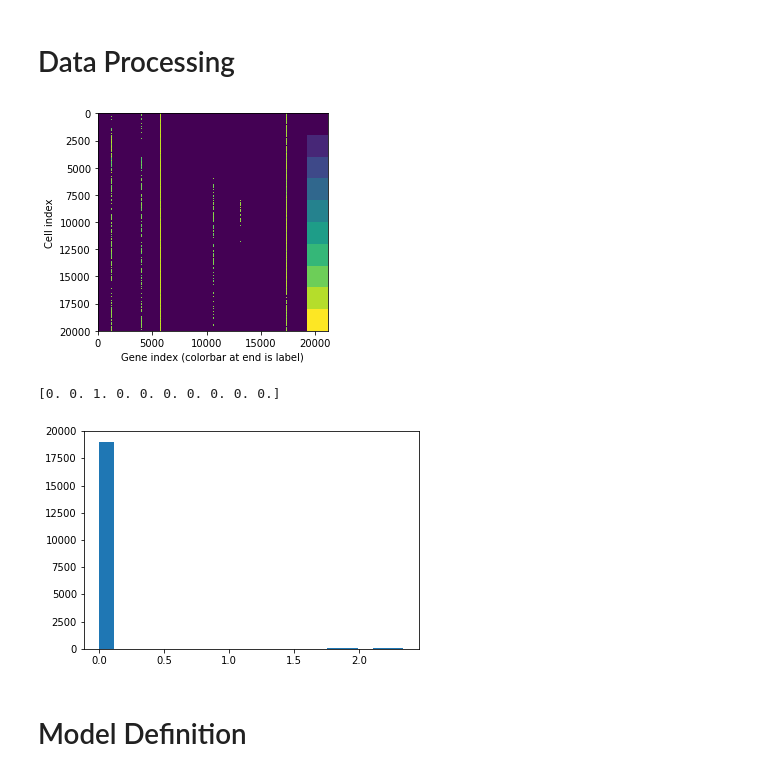
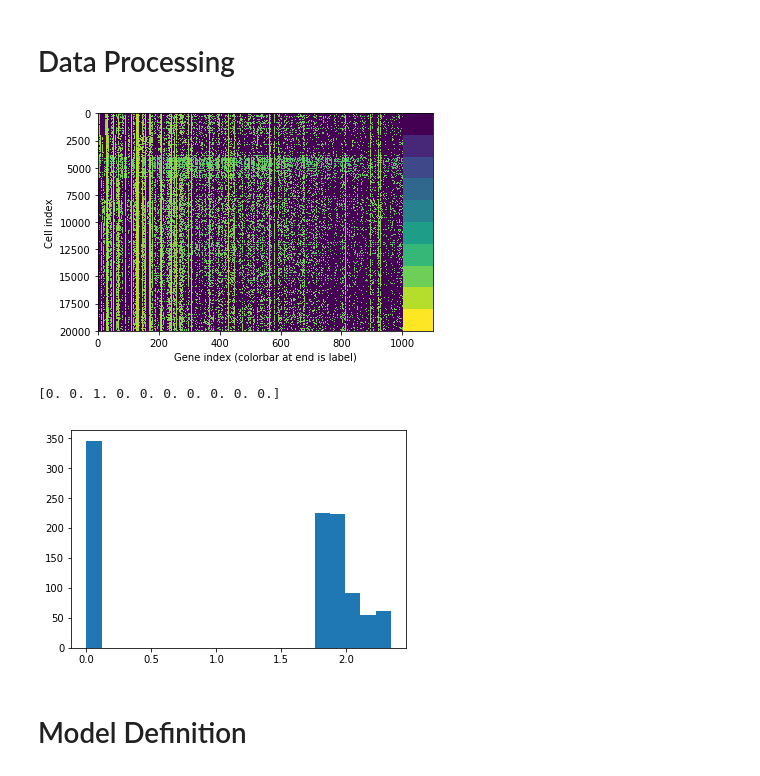
Before and after one commit to akshayyeluri/cellClassifier, a Jupyter notebook: keras_tests.ipynb, the cells around one changed output. Drawn from its saved outputs; the diff is of its cells as text; code cells hidden in the pictures.

Commit message:
Starting to use minimal gene set with just a multilayer perceptron

```diff
--- a/keras_tests.ipynb
+++ b/keras_tests.ipynb
@@ -39,25 +39,25 @@ if not os.path.isfile("data.mat"):
 
 # Import the data from file
 f = h5py.File("data.mat")
-data, labels = np.array(f['data']), np.array(f['labels'])
+data_0, labels_0 = np.array(f['data']), np.array(f['labels'])
 f.close()
 # %%
-# colInds = pd.read_csv("assets/divergence.csv")["Gene_index"].values
-colInds = np.where(np.sum(data, axis=0) != 0.0)[0]
-data = utils.preprocess(data, colInds)
+colInds = pd.read_csv("assets/divergences.csv")["Gene_index"].values[:1000]
+#colInds = np.where(np.sum(data, axis=0) != 0.0)[0]
+data = utils.preprocess(data_0, colInds)
 
-# Quickly check I'm not crazy
-indices_in_orig = pd.read_csv("assets/divergences.csv")["Gene_index"].values # Values in original data_matrix
-indices = [list(colInds).index(ind) for ind in indices_in_orig] # Values in sliced data_matrix (no zero_columns)
-zero_cols = np.array(indices[300:])
-data[:, zero_cols] = 0
+## Quickly check I'm not crazy
+#indices_in_orig = pd.read_csv("assets/divergences.csv")["Gene_index"].values # Values in original data_matrix
+#indices = [list(colInds).index(ind) for ind in indices_in_orig] # Values in sliced data_matrix (no zero_columns)
+#zero_cols = np.array(indices[300:])
+#data[:, zero_cols] = 0
 
 # Labels are off by 1 cuz matlab
-labels = labels.squeeze().astype(int) - 1
+labels = labels_0.squeeze().astype(int) - 1
 
 utils.visualize_data(data, labels);
 # %% [output]
-[figure, old version]
+[figure, new version]
 # %%
 # Parameters to use for the rest of this workflow
 BATCH_SIZE = 60
@@ -78,7 +78,7 @@ plt.subplot(111).hist(train_data[0].flatten(), bins=20)
 print(train_labels[0])
 # %% [output]
 [0. 0. 1. 0. 0. 0. 0. 0. 0. 0.]
-[figure, old version]
+[figure, new version]
 # %%
 # Reshape the data
 test_data = test_data[:, :, None, None]
```
Also changed, not shown: parts of 8 cells of this notebook, 6 other files.
